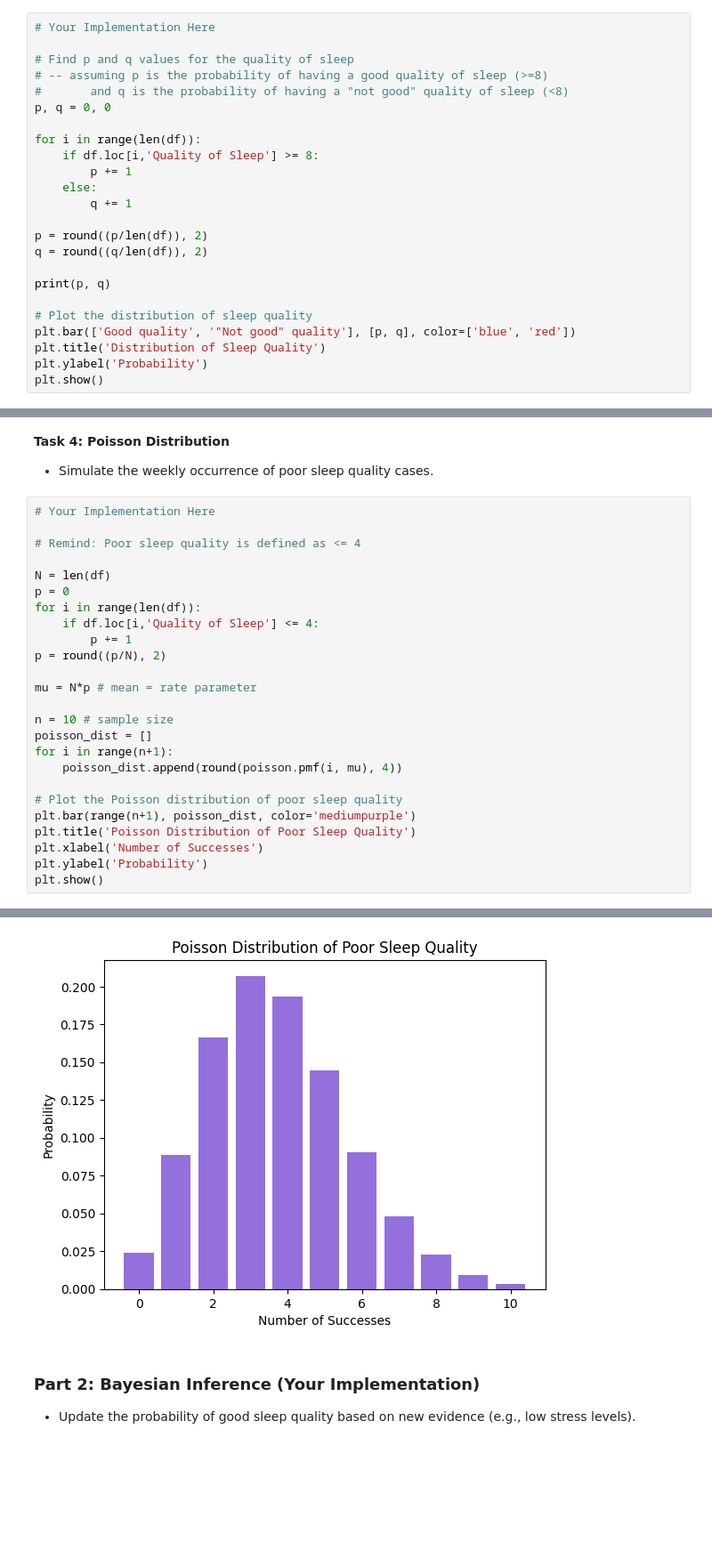
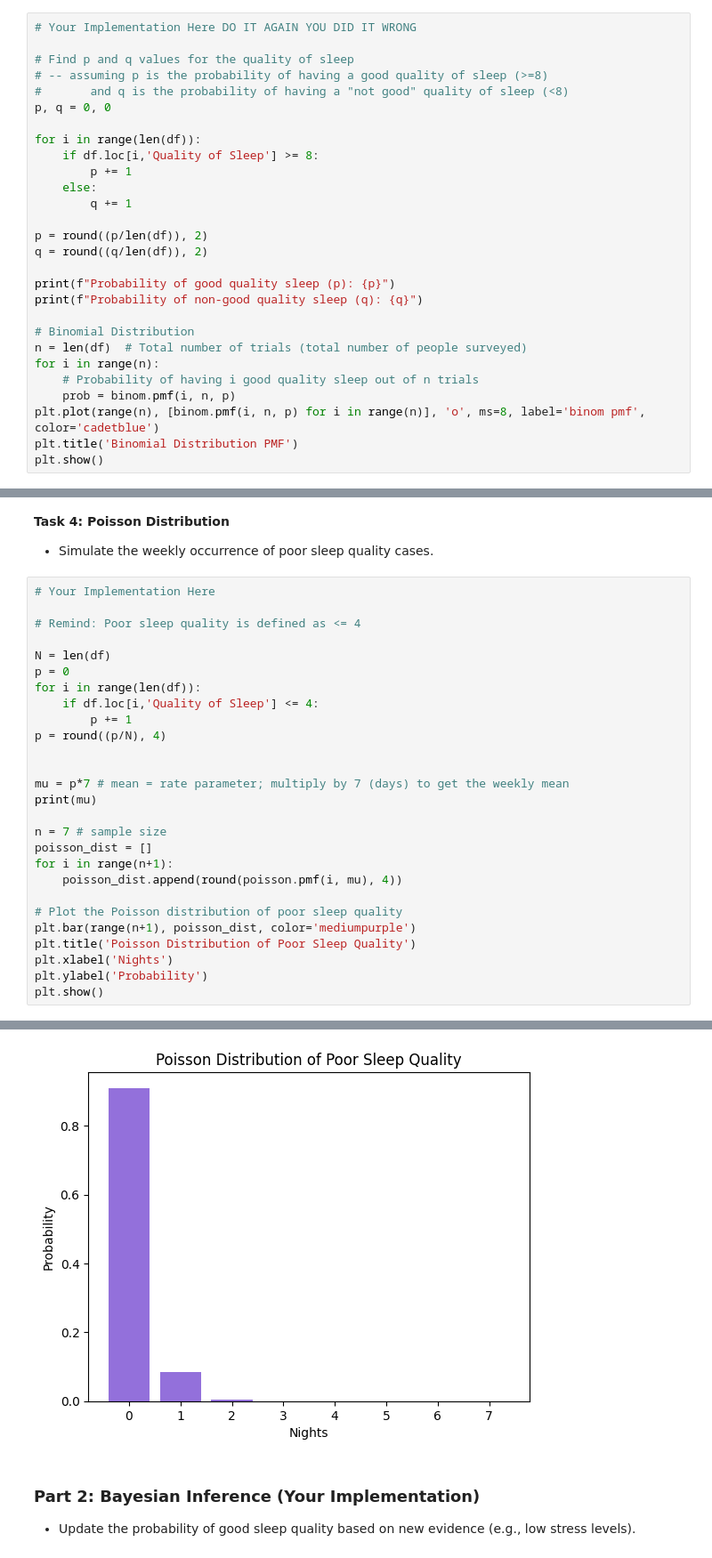
Before and after one commit to emochivo/Probability-in-Medical-Diagnostics-and-Sleep-Analysis, a Jupyter notebook: EE_381_AI_assignment.ipynb, the cells around one changed output, grey strips where cells are left out. Shown: that part at 89% size. Cells and saved outputs as stored; diff of their text form; blank space fills up the shorter version.

```diff
--- a/EE_381_AI_assignment.ipynb
+++ b/EE_381_AI_assignment.ipynb
@@ -56,7 +56,7 @@ df = df.dropna() # Example: dropping rows with missing values
 - Define a binary outcome for good sleep quality (Quality ≥8).
 - Conduct Bernoulli trials and use the Binomial distribution.
 # %%
-# Your Implementation Here
+# Your Implementation Here DO IT AGAIN YOU DID IT WRONG
 
 # Find p and q values for the quality of sleep
 # -- assuming p is the probability of having a good quality of sleep (>=8)
@@ -72,11 +72,15 @@ for i in range(len(df)):
 p = round((p/len(df)), 2)
 q = round((q/len(df)), 2)
 
-print(p, q)
+print(f"Probability of good quality sleep (p): {p}")
+print(f"Probability of non-good quality sleep (q): {q}")
 
-# Plot the distribution of sleep quality
-plt.bar(['Good quality', '"Not good" quality'], [p, q], color=['blue', 'red'])
-plt.title('Distribution of Sleep Quality')
-plt.ylabel('Probability')
+# Binomial Distribution
+n = len(df)  # Total number of trials (total number of people surveyed)
+for i in range(n):
+    # Probability of having i good quality sleep out of n trials
+    prob = binom.pmf(i, n, p)
+plt.plot(range(n), [binom.pmf(i, n, p) for i in range(n)], 'o', ms=8, label='binom pmf', color='cadetblue')
+plt.title('Binomial Distribution PMF')
 plt.show()
 # %% [output]
@@ -156,11 +161,13 @@ p = 0
 for i in range(len(df)):
     if df.loc[i,'Quality of Sleep'] <= 4:
         p += 1
-p = round((p/N), 2)
+p = round((p/N), 4)
 
-mu = N*p # mean = rate parameter
 
-n = 10 # sample size
+mu = p*7 # mean = rate parameter; multiply by 7 (days) to get the weekly mean
+print(mu)
+
+n = 7 # sample size
 poisson_dist = []
 for i in range(n+1):
     poisson_dist.append(round(poisson.pmf(i, mu), 4))
@@ -168,7 +175,7 @@ for i in range(n+1):
 # Plot the Poisson distribution of poor sleep quality
 plt.bar(range(n+1), poisson_dist, color='mediumpurple')
 plt.title('Poisson Distribution of Poor Sleep Quality')
-plt.xlabel('Number of Successes')
+plt.xlabel('Nights')
 plt.ylabel('Probability')
 plt.show()
 # %% [output]
@@ -175,4 +183,4 @@ plt.show()
-[figure, old version]
+[figure, new version]
 # %% [markdown]
 ### Part 2: Bayesian Inference (Your Implementation)
 - Update the probability of good sleep quality based on new evidence (e.g., low stress levels).
```
Also changed, not shown: parts of 7 cells of this notebook.
